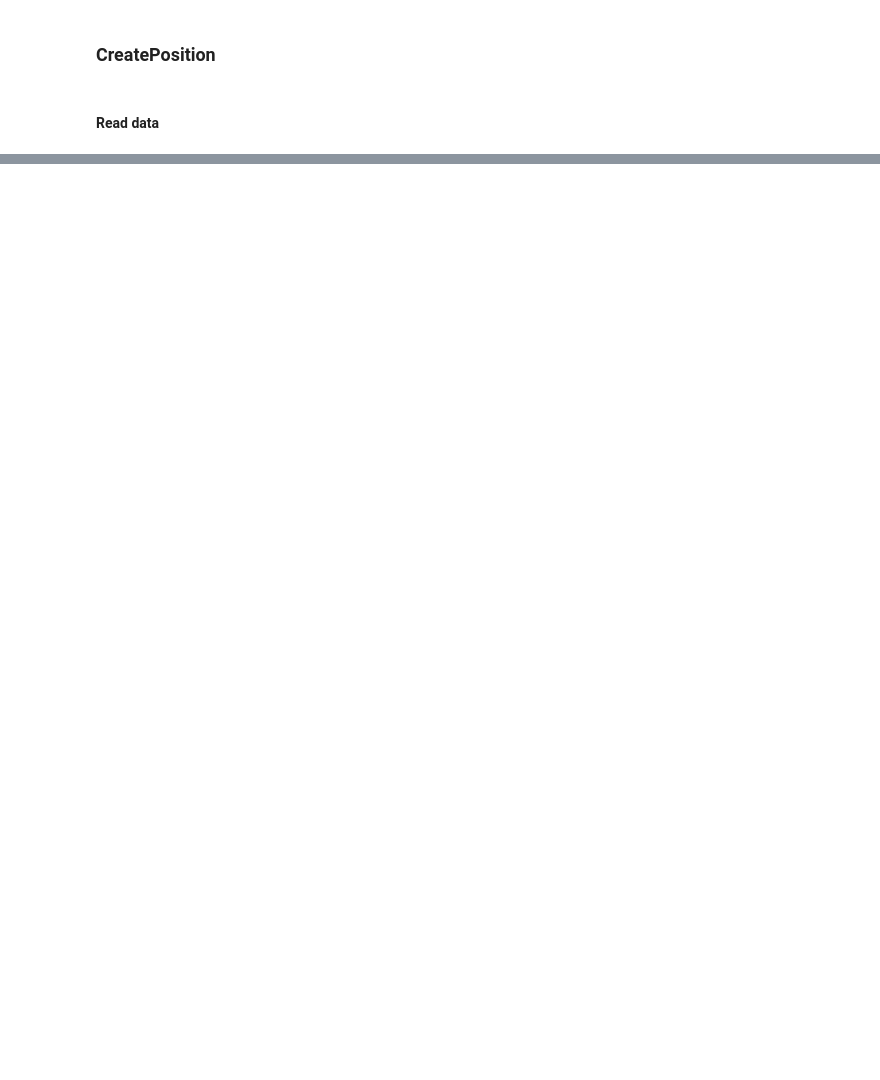
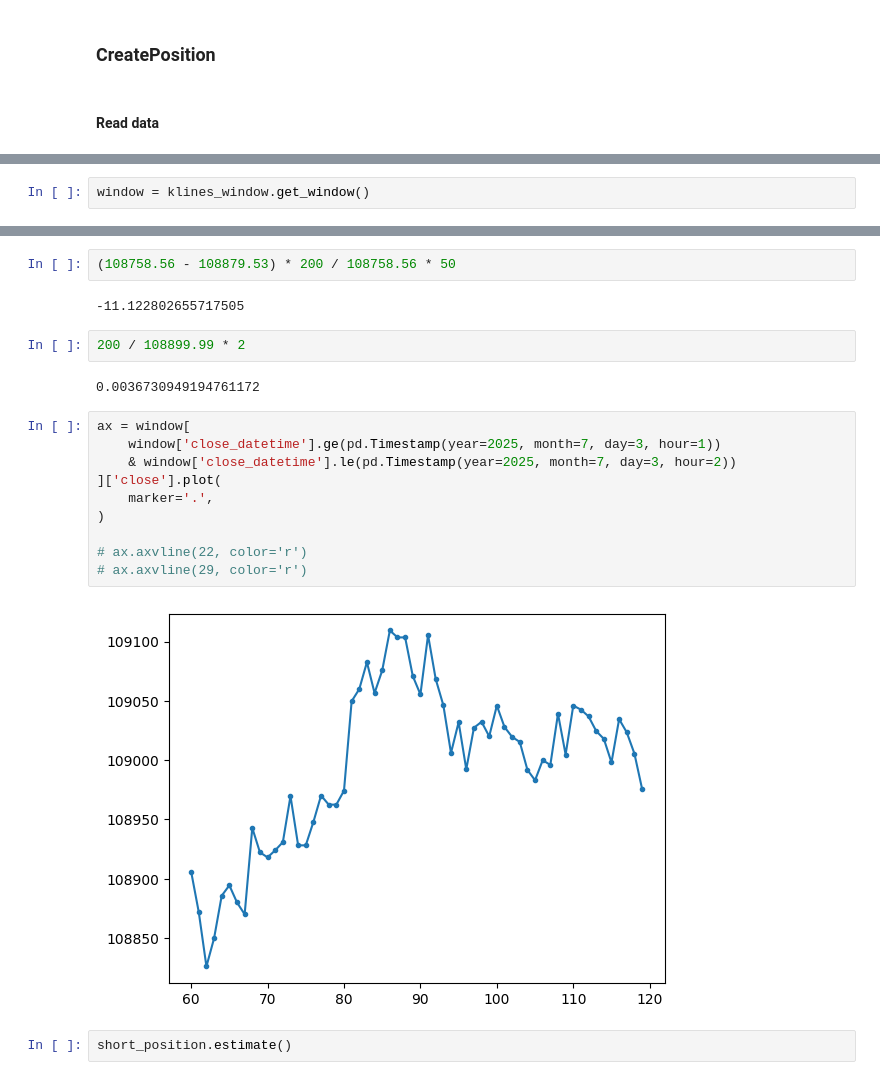
Before and after one commit to vvbark/trading-bot, a Jupyter notebook: interactor.ipynb, the cells around one changed output, grey strips where cells are left out. Cells and saved outputs as stored; diff of their text form; blank space fills up the shorter version.

Commit message:
Received short position creation and pnl calculation

```diff
--- a/interactor.ipynb
+++ b/interactor.ipynb
@@ -82,0 +109,2 @@ for curr_date in daterange(DataExtractionConfig.START_DATE_READ, DataExtractionC
+# %%
+window = klines_window.get_window()
@@ -82,0 +143,22 @@ for curr_date in daterange(DataExtractionConfig.START_DATE_READ, DataExtractionC
+# %%
+(108758.56 - 108879.53) * 200 / 108758.56 * 50
+# %% [output]
+-11.122802655717505
+# %%
+200 / 108899.99 * 2
+# %% [output]
+0.0036730949194761172
+# %%
+ax = window[
+    window['close_datetime'].ge(pd.Timestamp(year=2025, month=7, day=3, hour=1))
+    & window['close_datetime'].le(pd.Timestamp(year=2025, month=7, day=3, hour=2))
+]['close'].plot(
+    marker='.',
+)
+
+# ax.axvline(22, color='r')
+# ax.axvline(29, color='r')
+# %% [output]
+[figure, added]
+# %%
+short_position.estimate()
```
Also changed, not shown: parts of 17 cells of this notebook, 5 other files.
